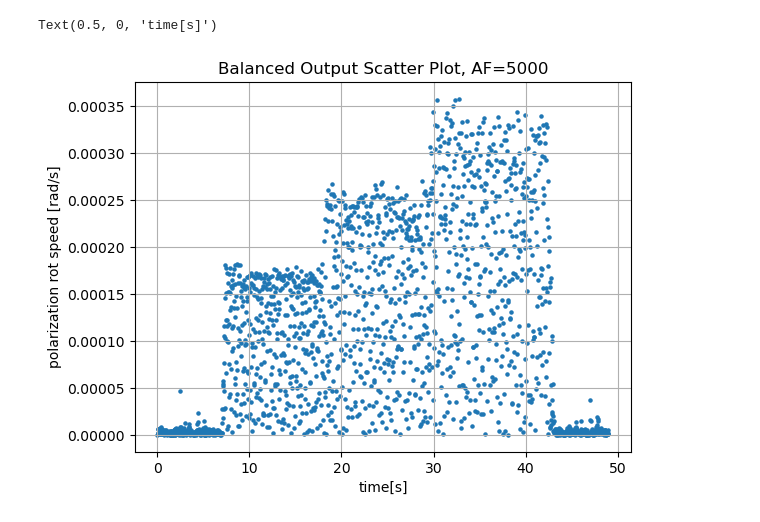
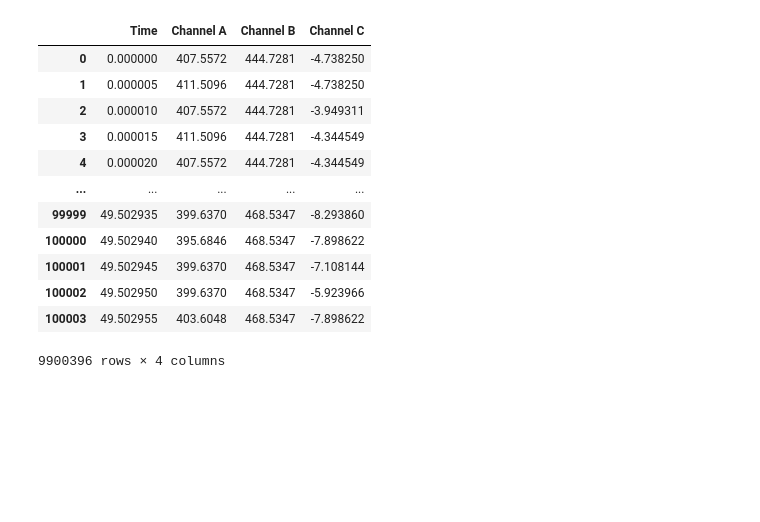
Before and after one commit to zzhou292/optic_sensing, a Jupyter notebook: 0311/5us-fast/process_spectrogram.ipynb, the cells around one changed output. Cells and saved outputs as stored; diff of their text form; code cells hidden in the pictures; blank space fills up the shorter version.

```diff
--- a/0311/5us-fast/process_spectrogram.ipynb
+++ b/0311/5us-fast/process_spectrogram.ipynb
@@ -93,16 +39,0 @@ balanced_avg = np.average(global_balanced_arr_1.reshape(-1, n), axis=1)
-# %%
-# plot "abs((A-B)/(A+B))" channel output, after average filter
-plt.scatter(global_time_arr_1, global_diff_arr_1,s=5)
-plt.xlabel("time[s]")
-plt.ylabel("abs((A-B)/(A+B))")
-plt.title("Raw Measurement abs((A-B)/(A+B)), AF="+str(n))
-plt.grid("on")
-
-for i in range(len(diff_avg)):
-    prev_temp = 0.0
-    if i!=0:
-        global_rot_speed.append(helper_calc(float(diff_avg[i]) , float(time_res*n), float(diff_avg[i-1])))
-        global_rot_speed_balanced.append(helper_calc(float(balanced_avg[i]) , float(time_res*n), float(balanced_avg[i-1])))
-    else:
-        global_rot_speed.append(0.0)
-        global_rot_speed_balanced.append(0.0)
@@ -140,9 +39,0 @@ plt.show()
-# %%
-plt.scatter(t_avg, global_rot_speed_balanced, s=5)
-plt.title("Balanced Output Scatter Plot, AF="+str(n))
-plt.ylabel("polarization rot speed [rad/s]")
-plt.grid("on")
-plt.xlabel("time[s]")
-# %% [output]
-Text(0.5, 0, 'time[s]')
-[figure, removed]
@@ -148,0 +45,40 @@ Text(0.5, 0, 'time[s]')
+# %%
+def list_full_paths(directory):
+    return [os.path.join(directory, file) for file in os.listdir(directory) if file.endswith('.csv')]
+
+fileset = list_full_paths('optic_sensing/0311/5us-fast')
+fileset.sort()
+#fileset #check input
+# %%
+df_list = []
+elapsed_time = 0.0
+time_inc_per_file = 0.015
+
+def DFLoader(i):
+    global elapsed_time
+    new_df = pd.read_csv(i, skiprows = [1])
+    new_df = new_df.round({'Time':3})
+    new_df['Time'] = new_df['Time'] + elapsed_time
+    elapsed_time = new_df['Time'].iloc[-1] + time_inc_per_file
+    return new_df
+
+df = pd.concat(map(DFLoader, fileset))
+
+df['Channel B'] = df['Channel B'] * 1000 #convert V output to mV output
+df['Time'] = df['Time'] / 1000
+# %%
+df
+# %% [output]
+|  | Time | Channel A | Channel B | Channel C |
+| 0 | 0.000000 | 407.5572 | 444.7281 | -4.738250 |
+| 1 | 0.000005 | 411.5096 | 444.7281 | -4.738250 |
+| 2 | 0.000010 | 407.5572 | 444.7281 | -3.949311 |
+| 3 | 0.000015 | 411.5096 | 444.7281 | -4.344549 |
+| 4 | 0.000020 | 407.5572 | 444.7281 | -4.344549 |
+| ... | ... | ... | ... | ... |
+| 99999 | 49.502935 | 399.6370 | 468.5347 | -8.293860 |
+| 100000 | 49.502940 | 395.6846 | 468.5347 | -7.898622 |
+| 100001 | 49.502945 | 399.6370 | 468.5347 | -7.108144 |
+| 100002 | 49.502950 | 399.6370 | 468.5347 | -5.923966 |
+| 100003 | 49.502955 | 403.6048 | 468.5347 | -7.898622 |
+9900396 rows × 4 columns
```
Also changed, not shown: parts of 17 cells of this notebook.
